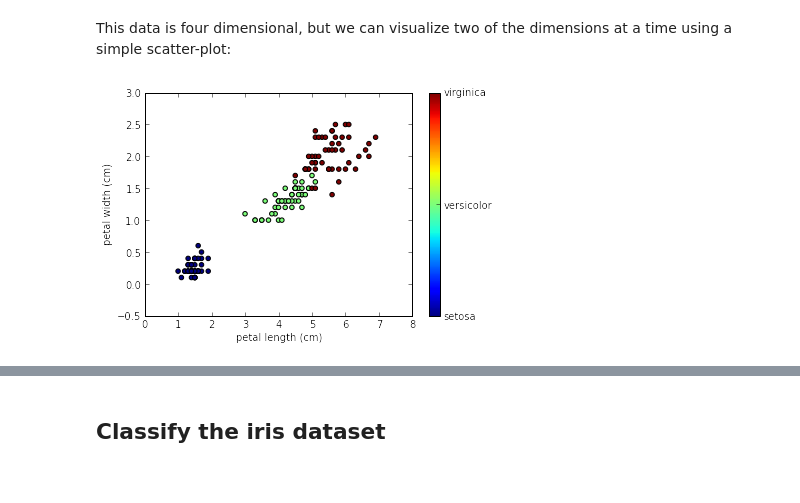
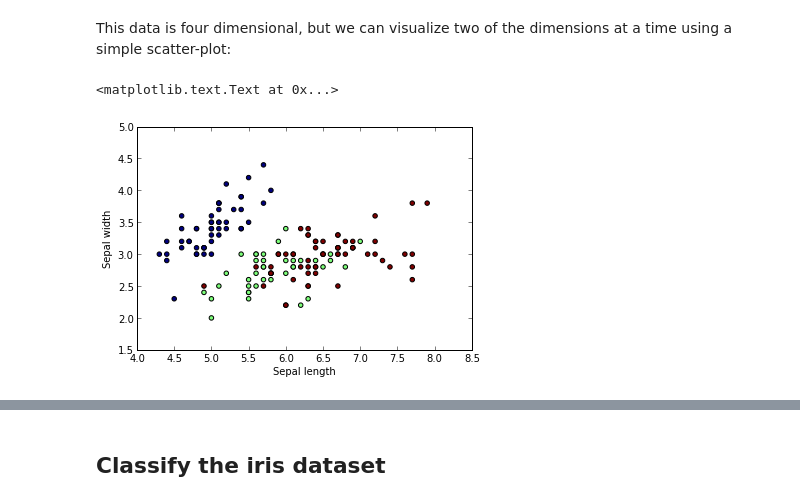
Before and after one commit to HolgerKunz/machine_learning_cca1, a Jupyter notebook: Module0.ipynb, the cells around one changed output, grey strips where cells are left out. Drawn from its saved outputs; the diff is of its cells as text; code cells hidden in the pictures.

```diff
--- a/Module0.ipynb
+++ b/Module0.ipynb
@@ -625,19 +639,17 @@ print iris.target_names
 # %% [markdown]
 This data is four dimensional, but we can visualize two of the dimensions at a time using a simple scatter-plot:
-# %%
-import numpy as np
-import matplotlib.pyplot as plt
-
-def plot_iris_projection(x_index, y_index):
-    # this formatter will label the colorbar with the correct target names
-    formatter = plt.FuncFormatter(lambda i, *args: iris.target_names[int(i)])
-
-    plt.scatter(iris.data[:, x_index], iris.data[:, y_index],
-                c=iris.target)
-    plt.colorbar(ticks=[0, 1, 2], format=formatter)
-    plt.xlabel(iris.feature_names[x_index])
-    plt.ylabel(iris.feature_names[y_index])
-
-plot_iris_projection(2, 3)
-# %% [output]
-[figure, removed]
+# %%
+%matplotlib inline
+
+#x_min, x_max = X[:, 0].min() - .5, X[:, 0].max() + .5
+#y_min, y_max = X[:, 1].min() - .5, X[:, 1].max() + .5
+#plt.figure(2, figsize=(8, 6))
+#plt.clf()
+
+# Plot the training points
+plt.scatter(X[:, 0], X[:, 1], c=Y)
+plt.xlabel('Sepal length')
+plt.ylabel('Sepal width')
+# %% [output]
+<matplotlib.text.Text at 0x...>
+[figure, added]
```
Also changed, not shown: parts of 15 cells of this notebook, 1 other file.
